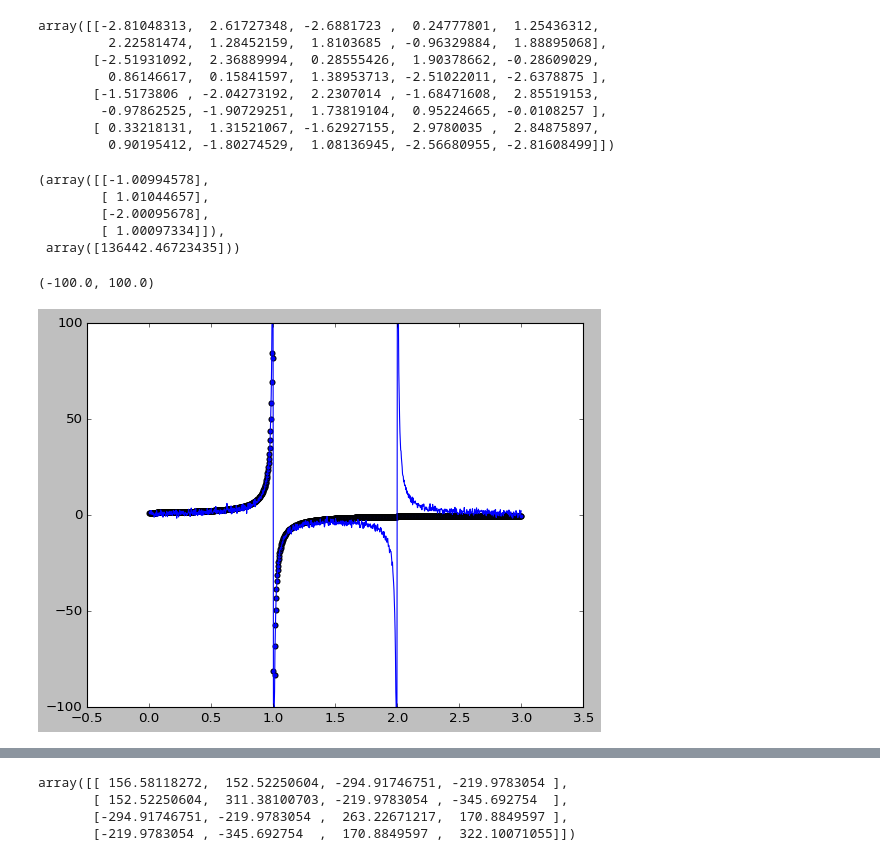
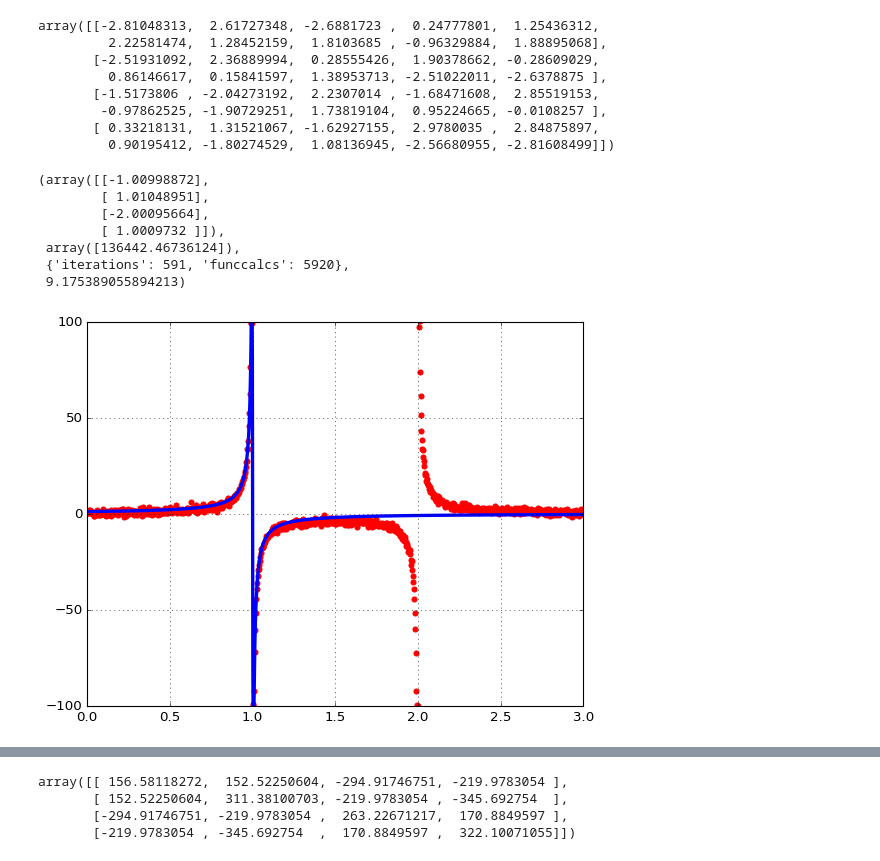
Before and after one commit to dmitry-grigorev/AlgoAnalysisDevelopment, a Jupyter notebook: Task4/task4notebook.ipynb, the cells around one changed output, grey strips where cells are left out. Saved outputs shown, nothing was run; the diff lists cells and outputs as text; code cells hidden in the pictures.

```diff
--- a/Task4/task4notebook.ipynb
+++ b/Task4/task4notebook.ipynb
@@ -27,10 +27,10 @@ plt.plot(x, y)
 # %%
 def cost_function(a, b, c, d):
     y_pred = (a*x+b)/(x**2+c*x+d)
-    return squares(y, y_pred) if -4 < a < 4 and\
-                                    -4 < b < 4 and\
-                                    -4 < c < 4 and\
-                                    -4 < d < 4 else np.infty
+    return squares(y, y_pred) if -10 < a < 10 and\
+                                     -10 < b < 10 and\
+                                     -10 < c < 10 and\
+                                     -10 < d < 10 else np.infty
 
 def cost_function_v(theta):
     return cost_function(theta[0], theta[1], theta[2], theta[3])
@@ -48,21 +48,27 @@ array([[-2.81048313,  2.61727348, -2.6881723 ,  0.24777801,  1.25436312,
        [ 0.33218131,  1.31521067, -1.62927155,  2.9780035 ,  2.84875897,
          0.90195412, -1.80274529,  1.08136945, -2.56680955, -2.81608499]])
 # %%
-optimal, val = difevol(cost_function_v, 4, 10, initpopulation = initpopulation, maxiter=1000)
-optimal, val
+optimal, val, stats, precision = difevol(cost_function_v, 4, 10, initpopulation = initpopulation, maxiter=1000,
+                                         optpoint=np.array([0, 1, -3, 2]),
+                                         maxbeststayiters=50)
+optimal, val, stats, precision
 # %% [output]
-(array([[-1.00994578],
-        [ 1.01044657],
-        [-2.00095678],
-        [ 1.00097334]]),
- array([136442.46723435]))
+(array([[-1.00998872],
+        [ 1.01048951],
+        [-2.00095664],
+        [ 1.0009732 ]]),
+ array([136442.46736124]),
+ {'iterations': 591, 'funccalcs': 5920},
+ 9.175389055894213)
 # %%
-plt.scatter(x, (optimal[0]*x + optimal[1])/(x*x+optimal[2]*x+optimal[3]))
-plt.plot(x, y)
+fig = plt.figure(facecolor="white")
+plt.scatter(x, y, color = "red")
+plt.plot(x, (optimal[0]*x + optimal[1])/(x*x+optimal[2]*x+optimal[3]), linewidth = 3)
 plt.ylim((-100, 100))
+plt.xlim(0, 3)
+plt.grid(True)
 # %% [output]
-(-100.0, 100.0)
-[figure, old version]
+[figure, new version]
 # %%
 import pyswarm
 # %%
```
Also changed, not shown: parts of 21 cells of this notebook, 5 other files.
